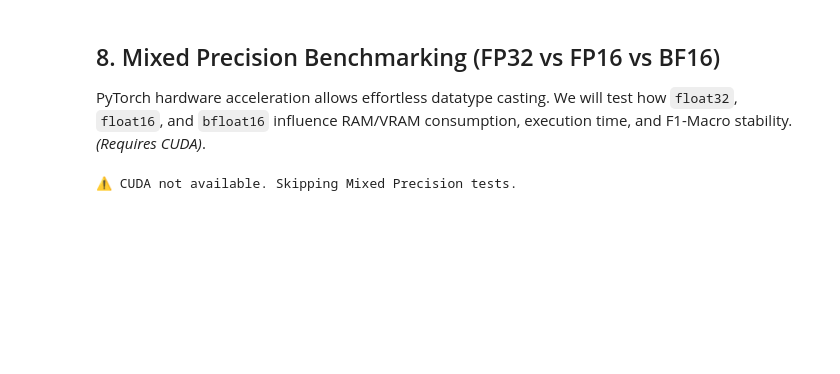
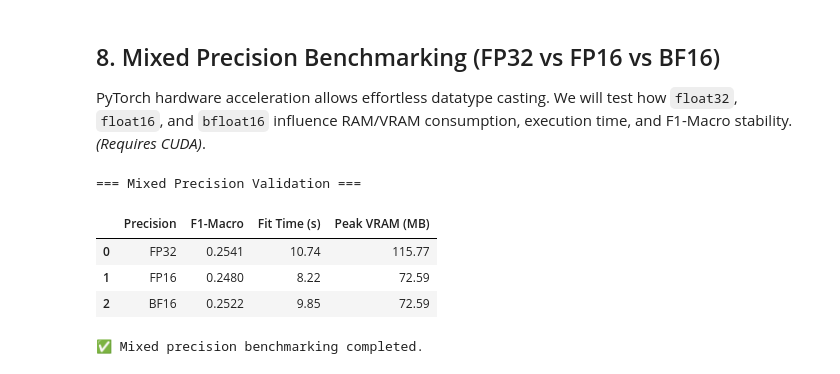
Before and after one commit to Icold21/FastKMeansClassifier, a Jupyter notebook: test.ipynb, the cells around one changed output. Cells and saved outputs as stored; diff of their text form; code cells hidden in the pictures; blank space fills up the shorter version.

```diff
--- a/test.ipynb
+++ b/test.ipynb
@@ -321,6 +324,10 @@ We generate data directly into sparse formats to prevent Out-Of-Memory (OOM) err
 - **Modes**: Hard K-Means vs. Soft Linear K-Means
 # %%
 import scipy.sparse as sp
+
+# Device selection for maximum speed
+device = 'cuda' if torch.cuda.is_available() else 'cpu'
+dtype = torch.bfloat16 if torch.cuda.is_bf16_supported() else torch.float32
 
 print("=== Comprehensive Stress Test Matrix ===")
 
@@ -482,50 +533,83 @@ Final Centroid Count: 43 (Started at 100)
 ## 8. Mixed Precision Benchmarking (FP32 vs FP16 vs BF16)
 PyTorch hardware acceleration allows effortless datatype casting. We will test how `float32`, `float16`, and `bfloat16` influence RAM/VRAM consumption, execution time, and F1-Macro stability. *(Requires CUDA)*.
 # %%
+import time
+import torch
+import pandas as pd
+import scipy.sparse as sp
+from sklearn.datasets import make_classification
+from sklearn.model_selection import train_test_split
+from sklearn.metrics import f1_score
+from sklearn.preprocessing import StandardScaler
+
 if torch.cuda.is_available():
     print("=== Mixed Precision Validation ===")
 
+    # 1. Generate a self-contained sparse dataset for this test
+    # This prevents namespace collisions (overwriting X_test) from other cells
+    X_mp, y_mp = make_classification(n_samples=20000, n_features=2000, n_informative=100, n_classes=10, random_state=42)
+
+    X_mp_train, X_mp_test, y_mp_train, y_mp_test = train_test_split(X_mp, y_mp, test_size=0.2, random_state=42)
+    scaler = StandardScaler().fit(X_mp_train)
+    X_mp_train = scaler.transform(X_mp_train)
+    X_mp_test = scaler.transform(X_mp_test)
+
+    # 2. Define precision types using the string format supported by our class
     precisions =[
-        ("FP32", torch.float32),
-        ("FP16", torch.float16)
+        ("FP32", "float32"),
+        ("FP16", "float16")
     ]
     if torch.cuda.is_bf16_supported():
-        precisions.append(("BF16", torch.bfloat16))
+        precisions.append(("BF16", "bfloat16"))
 
     precision_records =[]
 
     for name, pr_dtype in precisions:
         torch.cuda.empty_cache()
         torch.cuda.reset_peak_memory_stats()
 
-        clf_pr = FastKMeansClassifier(k_init=5, distance='cosine', max_iters=15)
-        clf_pr = clf_pr.to('cuda', pr_dtype)
+        # Initialize with the specific dtype string (handles parameters internally)
+        clf_pr = FastKMeansClassifier(
+            k_init=6,
+            distance='cosine',
+            max_iters=20,
+            dtype=pr_dtype  # Passed here!
+        )
+
+        # Move buffers to CUDA (precision is already mapped)
+        clf_pr = clf_pr.to('cuda')
 
         start_time = time.perf_counter()
-        clf_pr.fit(X_train, y_train)  # Using 20 Newsgroups data
+        clf_pr.fit(X_mp_train, y_mp_train)
         fit_time = time.perf_counter() - start_time
 
-        preds = clf_pr.predict(X_test)
-        f1 = f1_score(y_test, preds, average='macro')
+        preds = clf_pr.predict(X_mp_test)
+        f1 = f1_score(y_mp_test, preds, average='macro')
 
         peak_vram = torch.cuda.max_memory_allocated() / (1024 ** 2)
 
         precision_records.append({
             "Precision": name,
             "F1-Macro": f1,
             "Fit Time (s)": fit_time,
             "Peak VRAM (MB)": peak_vram
         })
 
+    # 3. Render the output table
     precision_df = pd.DataFrame(precision_records)
     display(precision_df.style.format({
         "F1-Macro": "{:.4f}",
         "Fit Time (s)": "{:.2f}",
         "Peak VRAM (MB)": "{:.2f}"
     }).background_gradient(subset=['Fit Time (s)', 'Peak VRAM (MB)'], cmap='Blues'))
 
     print("✅ Mixed precision benchmarking completed.")
 else:
     print("⚠️ CUDA not available. Skipping Mixed Precision tests.")
 # %% [output]
-⚠️ CUDA not available. Skipping Mixed Precision tests.
+=== Mixed Precision Validation ===
+|  | Precision | F1-Macro | Fit Time (s) | Peak VRAM (MB) |
+| 0 | FP32 | 0.2541 | 10.74 | 115.77 |
+| 1 | FP16 | 0.2480 | 8.22 | 72.59 |
+| 2 | BF16 | 0.2522 | 9.85 | 72.59 |
+✅ Mixed precision benchmarking completed.
```
Also changed, not shown: parts of 8 cells of this notebook, 2 other files.
